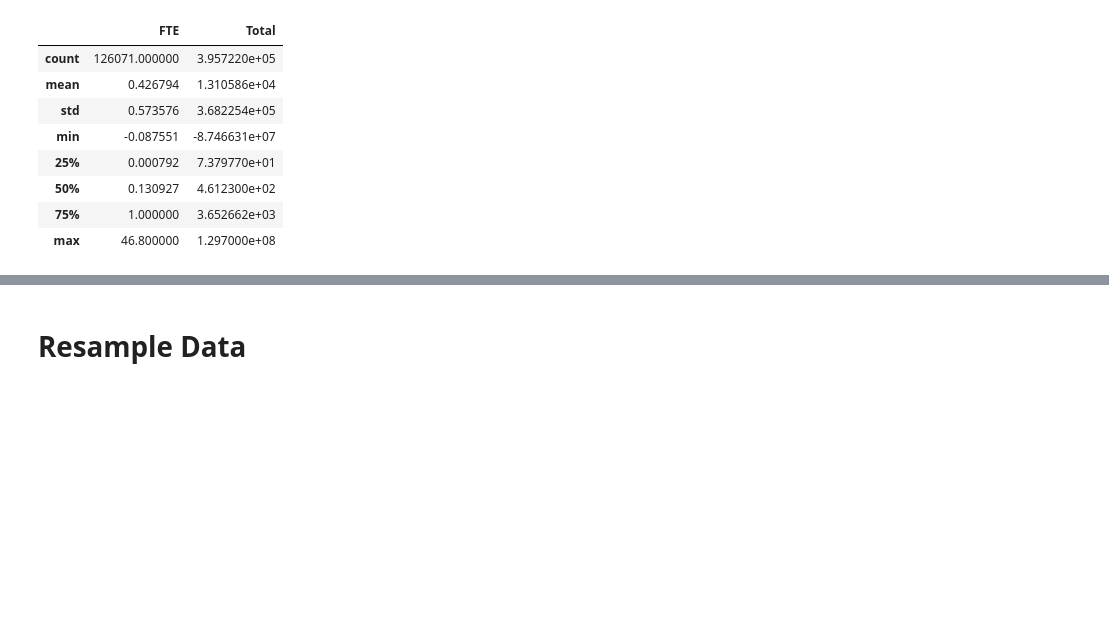
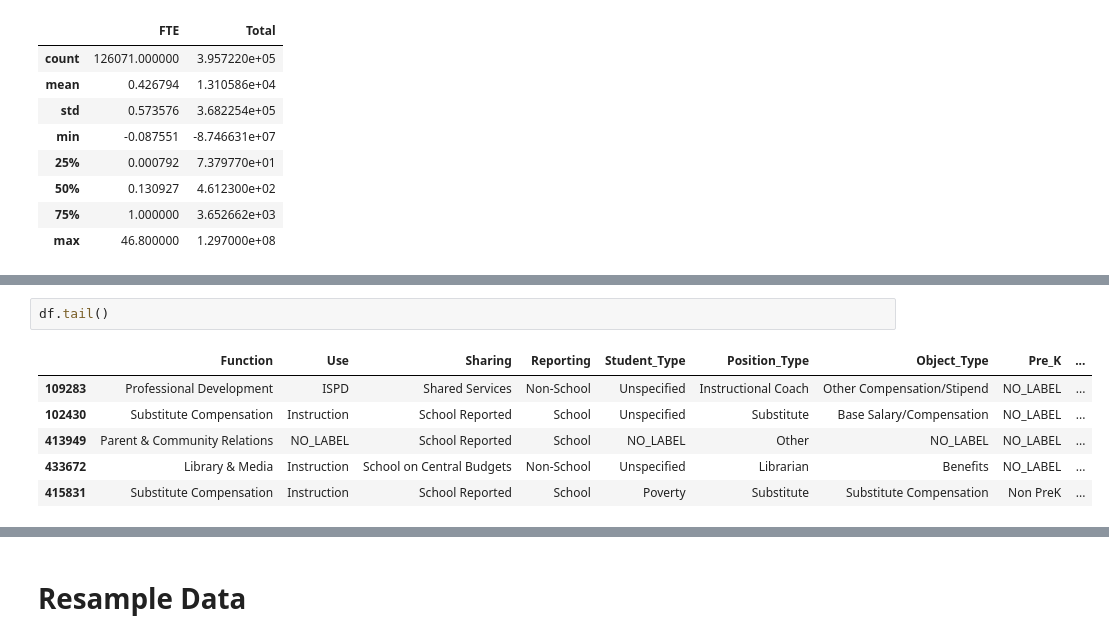
Before and after one commit to thap/python_basics_to_advanced, a Jupyter notebook: school_budgets/notebooks/school_budgets.ipynb, the cells around one changed output, grey strips where cells are left out. Cells and saved outputs as stored; diff of their text form; blank space fills up the shorter version.

```diff
--- a/school_budgets/notebooks/school_budgets.ipynb
+++ b/school_budgets/notebooks/school_budgets.ipynb
@@ -67,0 +98,9 @@ df.describe()
+# %%
+df.tail()
+# %% [output]
+|  | Function | Use | Sharing | Reporting | Student_Type | Position_Type | Object_Type | Pre_K | ... |
+| 109283 | Professional Development | ISPD | Shared Services | Non-School | Unspecified | Instructional Coach | Other Compensation/Stipend | NO_LABEL | ... |
+| 102430 | Substitute Compensation | Instruction | School Reported | School | Unspecified | Substitute | Base Salary/Compensation | NO_LABEL | ... |
+| 413949 | Parent & Community Relations | NO_LABEL | School Reported | School | NO_LABEL | Other | NO_LABEL | NO_LABEL | ... |
+| 433672 | Library & Media | Instruction | School on Central Budgets | Non-School | Unspecified | Librarian | Benefits | NO_LABEL | ... |
+| 415831 | Substitute Compensation | Instruction | School Reported | School | Poverty | Substitute | Substitute Compensation | Non PreK | ... |
```
Also changed, not shown: parts of 14 cells of this notebook, 1 other file.
